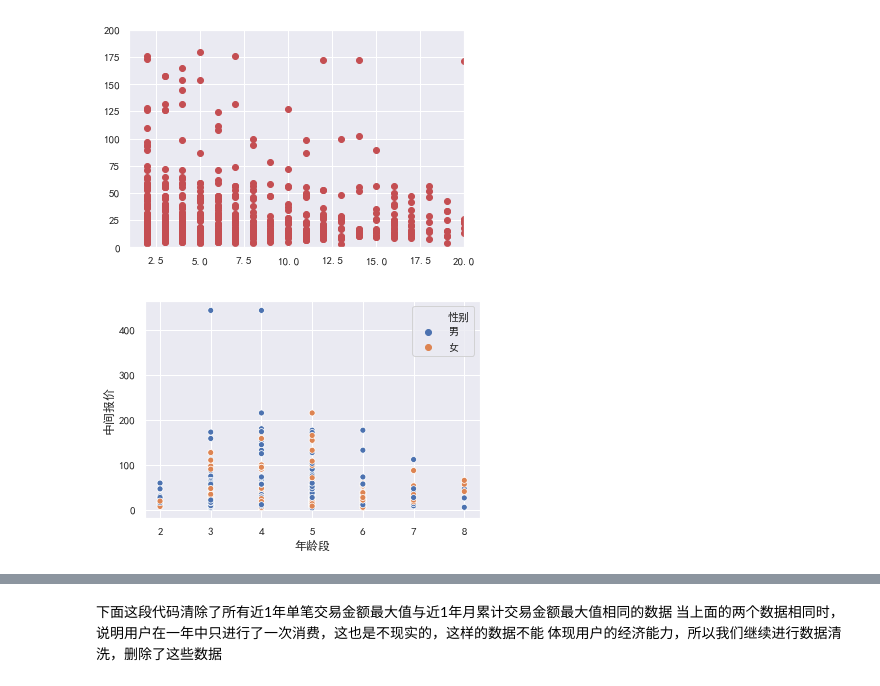
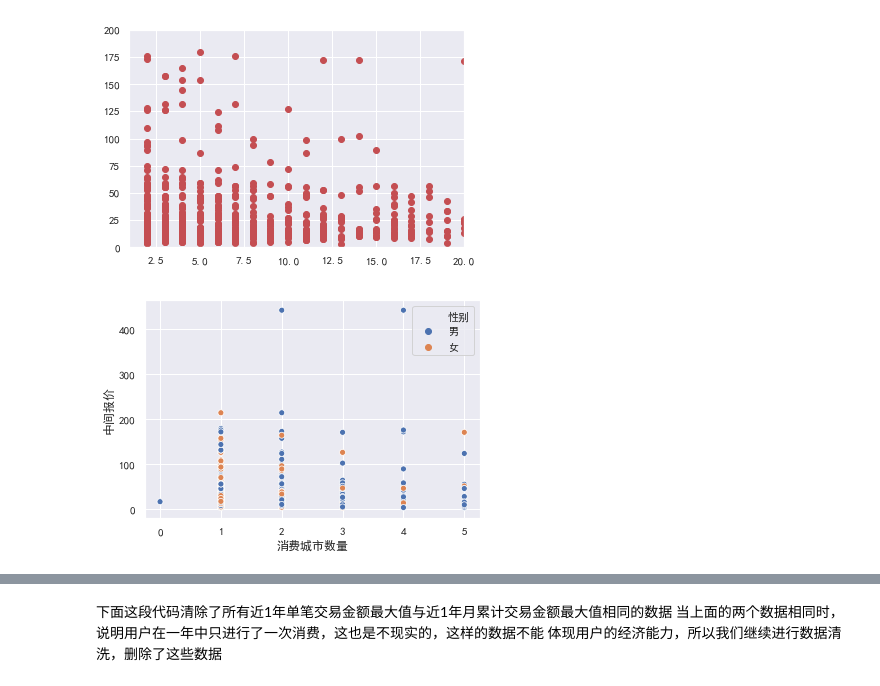
Before and after one commit to 314-studio/Car-Recommendation, a Jupyter notebook: DataCleaning.ipynb, the cells around one changed output, grey strips where cells are left out. Cells and saved outputs as stored; diff of their text form; code cells hidden in the pictures.

```diff
--- a/DataCleaning.ipynb
+++ b/DataCleaning.ipynb
@@ -126,6 +147,7 @@ plt.show()
 # %% [output]
 [figure]
 # %%
-sns.scatterplot(x=column_names[-7], y=y_column_name, hue=column_names[7], data=new_expances_data);
+sns.scatterplot(x=column_names[-1], y=y_column_name, hue=column_names[7], data=new_expances_data);
+plt.savefig('figures/women_age')
 # %% [output]
-[figure, old version]
+[figure, new version]
```
Also changed, not shown: parts of 4 cells of this notebook, 2 other files.
